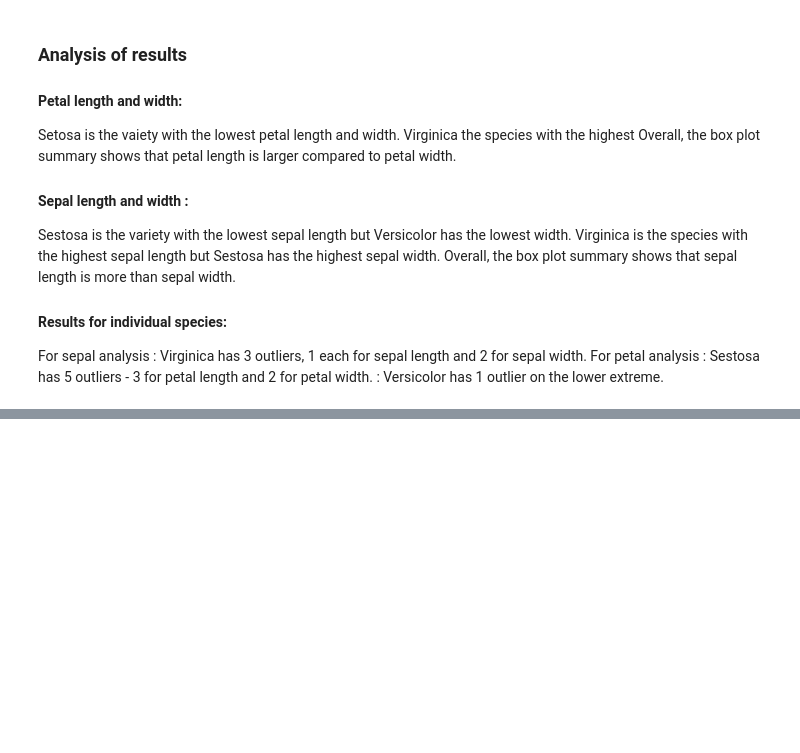
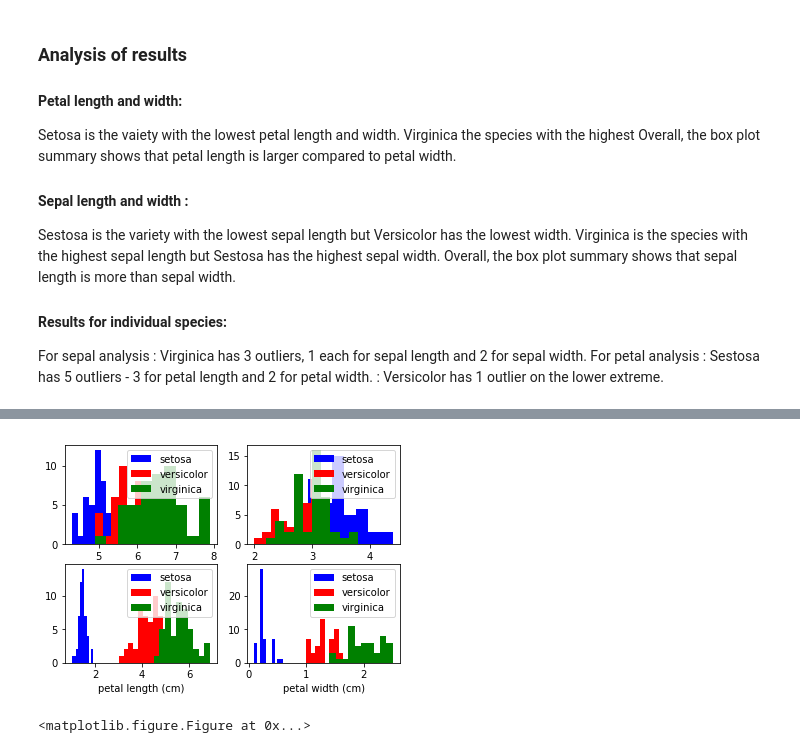
Before and after one commit to MayoMary/Fundamentals-of-DA-Project, a Jupyter notebook: Project - Boxplot using Iris dataset.ipynb, the cells around one changed output, grey strips where cells are left out. Drawn from its saved outputs; the diff is of its cells as text; code cells hidden in the pictures; blank space fills up the shorter version.

```diff
--- a/Project - Boxplot using Iris dataset.ipynb
+++ b/Project - Boxplot using Iris dataset.ipynb
@@ -251,0 +247,22 @@ plt.plot(x, y, 'o', color='black');
+# %%
+import pandas as pd
+import numpy as np
+import matplotlib.pyplot as plt
+# from sklearn.datasets import load_iris
+
+fig, axes = plt.subplots(nrows= 2, ncols=2)
+# Assigning different colours to the 3 species, Setosa, Versicolor and Virginica with
+colors= ['blue', 'red', 'green']
+
+for i, ax in enumerate(axes.flat):
+    for label, color in zip(range(len(iris_sklearn.target_names)), colors):
+        ax.hist(iris_sklearn.data[iris_sklearn.target==label, i], label= iris_sklearn.target_names[label], color=color)
+        ax.set_xlabel(iris_sklearn.feature_names[i])
+        ax.legend(loc='upper right')
+
+plt.figure(figsize=(20,20))
+plt.show()
+# Reference : https://stackoverflow.com/questions/45721083/unable-to-plot-4-histograms-of-iris-dataset-features-using-matplotlib
+# %% [output]
+[figure, added]
+<matplotlib.figure.Figure at 0x...>
```
Also changed, not shown: parts of 16 cells of this notebook.
